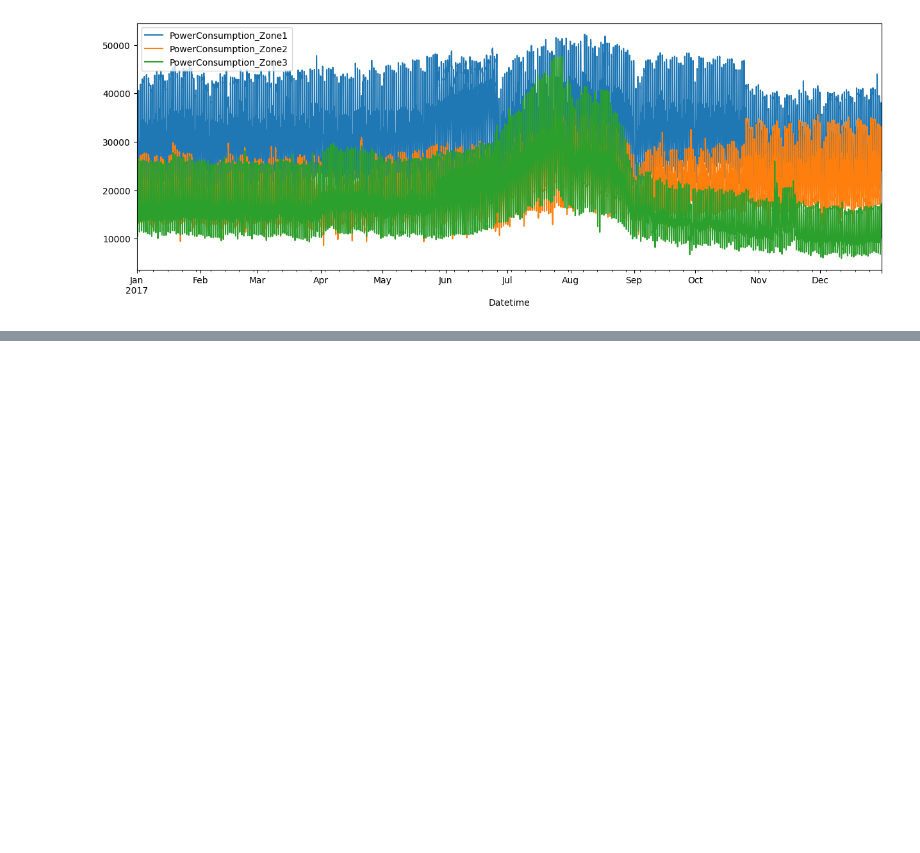
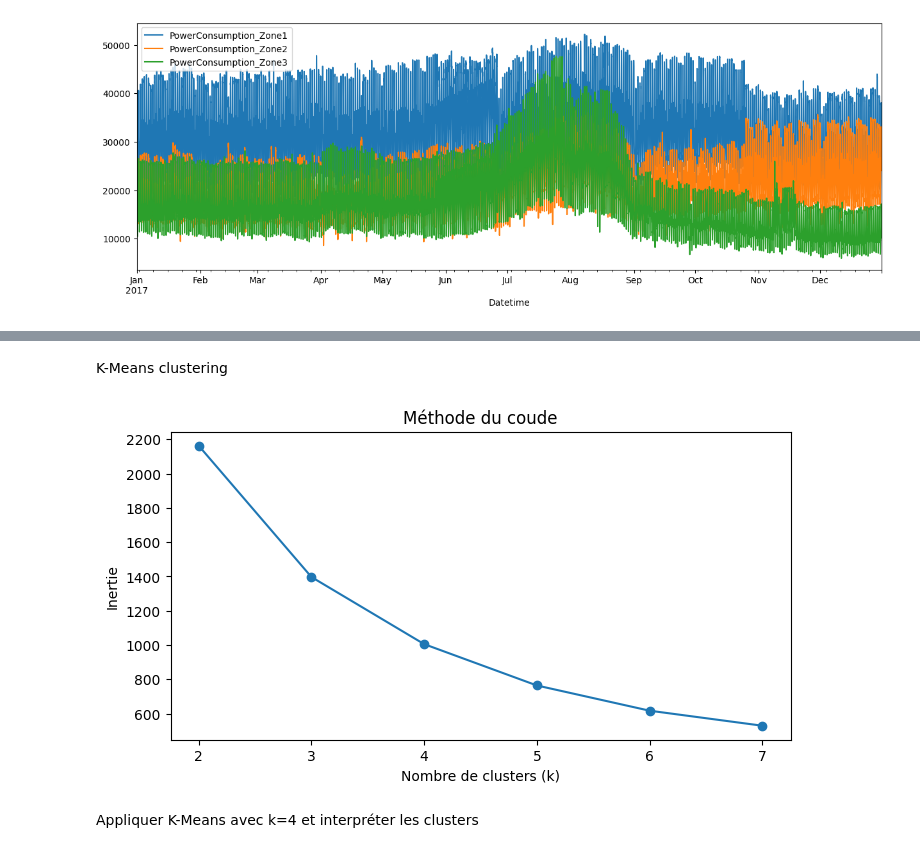
Before and after one commit to alaeazzaoui/redal-smart-platform, a Jupyter notebook: notebooks/Plateforme_Intelligente_Redal.ipynb, the cells around one changed output, grey strips where cells are left out. Cells and saved outputs as stored; diff of their text form; code cells hidden in the pictures; blank space fills up the shorter version.

```diff
--- a/notebooks/Plateforme_Intelligente_Redal.ipynb
+++ b/notebooks/Plateforme_Intelligente_Redal.ipynb
@@ -68,0 +762,19 @@ elec.set_index('Datetime')[['PowerConsumption_Zone1','PowerConsumption_Zone2','P
+# %%
+elec_renamed['date'] = elec_renamed['Datetime'].dt.date
+
+daily_list = []
+
+for zone in ['Zone A', 'Zone B', 'Zone C']:
+    daily = elec_renamed.groupby('date').agg(
+        conso_mean=(zone, 'mean'),
+        conso_std=(zone, 'std'),
+        conso_max=(zone, 'max'),
+        conso_min=(zone, 'min'),
+        incident_rate=(f'{zone}_incident', 'mean')
+    ).reset_index()
+    daily['zone'] = zone
+    daily_list.append(daily)
+
+zone_day_df = pd.concat(daily_list, ignore_index=True)
+print(zone_day_df.shape)
+print(zone_day_df.head())
@@ -68,0 +796,30 @@ elec.set_index('Datetime')[['PowerConsumption_Zone1','PowerConsumption_Zone2','P
+# %% [markdown]
+K-Means clustering
+# %%
+from sklearn.preprocessing import StandardScaler
+from sklearn.cluster import KMeans
+
+features_cluster = ['conso_mean', 'conso_std', 'conso_max', 'conso_min', 'incident_rate']
+
+X_cluster = zone_day_df[features_cluster]
+
+scaler = StandardScaler()
+X_scaled = scaler.fit_transform(X_cluster)
+
+# Test de plusieurs k pour choisir le meilleur nombre de clusters
+inertias = []
+for k in range(2, 8):
+    km = KMeans(n_clusters=k, random_state=42, n_init=10)
+    km.fit(X_scaled)
+    inertias.append(km.inertia_)
+
+plt.figure(figsize=(8,4))
+plt.plot(range(2,8), inertias, marker='o')
+plt.xlabel('Nombre de clusters (k)')
+plt.ylabel('Inertie')
+plt.title('Méthode du coude')
+plt.show()
+# %% [output]
+[figure, added]
+# %% [markdown]
+Appliquer K-Means avec k=4 et interpréter les clusters
```
Also changed, not shown: parts of 60 cells of this notebook.
